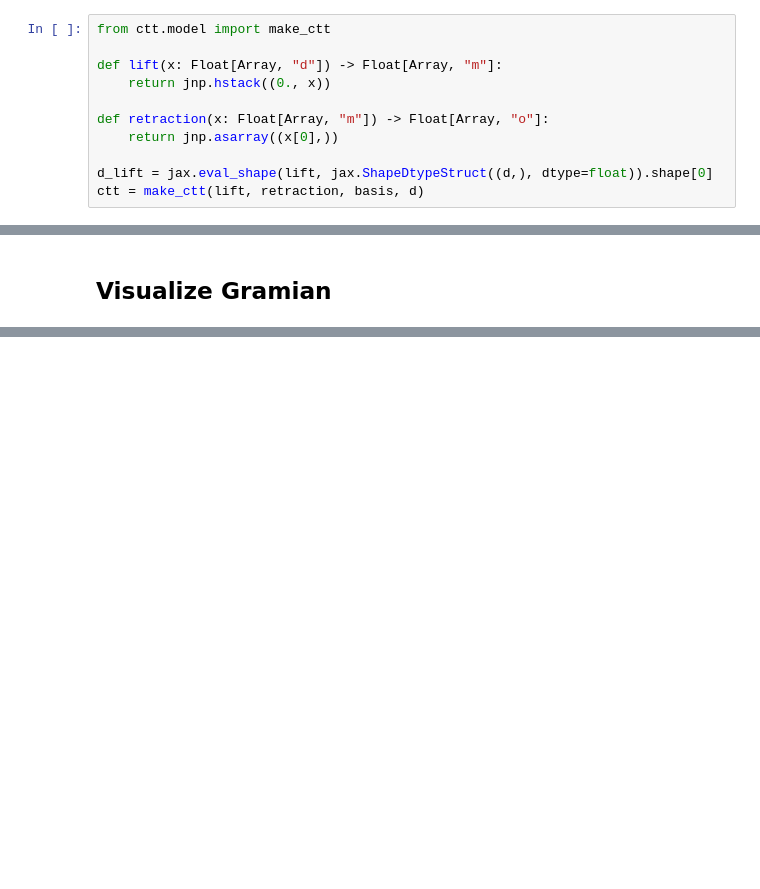
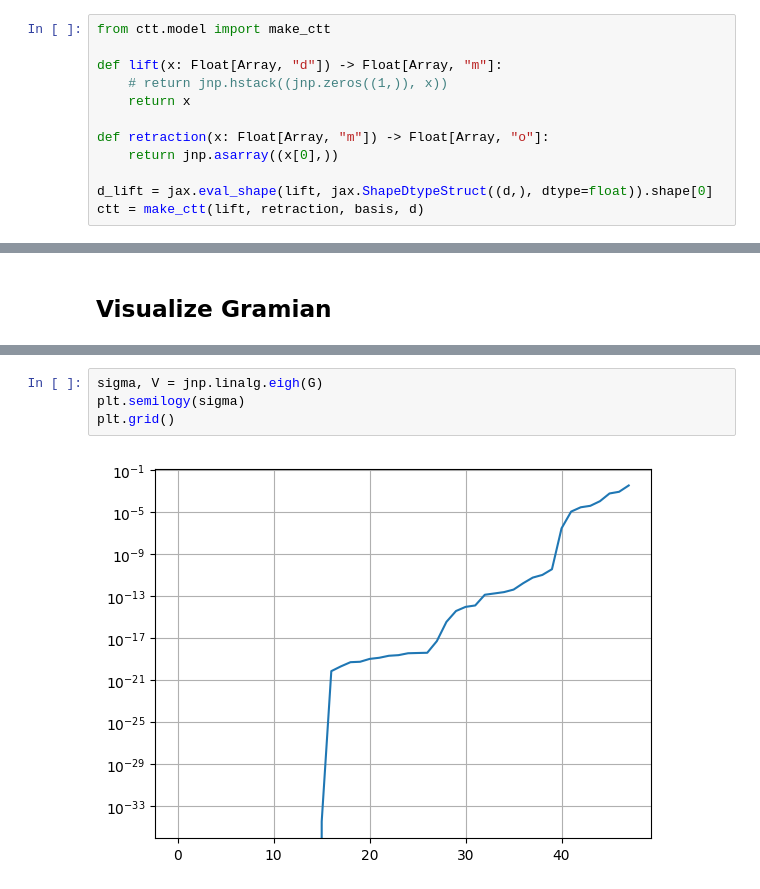
Before and after one commit to chmda/ctt, a Jupyter notebook: notebooks/natural_gradient_descent.ipynb, the cells around one changed output, grey strips where cells are left out. Saved outputs shown, nothing was run; the diff lists cells and outputs as text; blank space fills up the shorter version.

```diff
--- a/notebooks/natural_gradient_descent.ipynb
+++ b/notebooks/natural_gradient_descent.ipynb
@@ -42,7 +23,8 @@ def target(x: Float[Array, "d"]) -> Float[Array, "m"]:
 from ctt.model import make_ctt
 
 def lift(x: Float[Array, "d"]) -> Float[Array, "m"]:
-    return jnp.hstack((0., x))
+    # return jnp.hstack((jnp.zeros((1,)), x))
+    return x
 
 def retraction(x: Float[Array, "m"]) -> Float[Array, "o"]:
     return jnp.asarray((x[0],))
@@ -376,0 +498,6 @@ fig.colorbar(im, ax=ax)
+# %%
+sigma, V = jnp.linalg.eigh(G)
+plt.semilogy(sigma)
+plt.grid()
+# %% [output]
+[figure, added]
```
Also changed, not shown: parts of 18 cells of this notebook, 16 other files.
